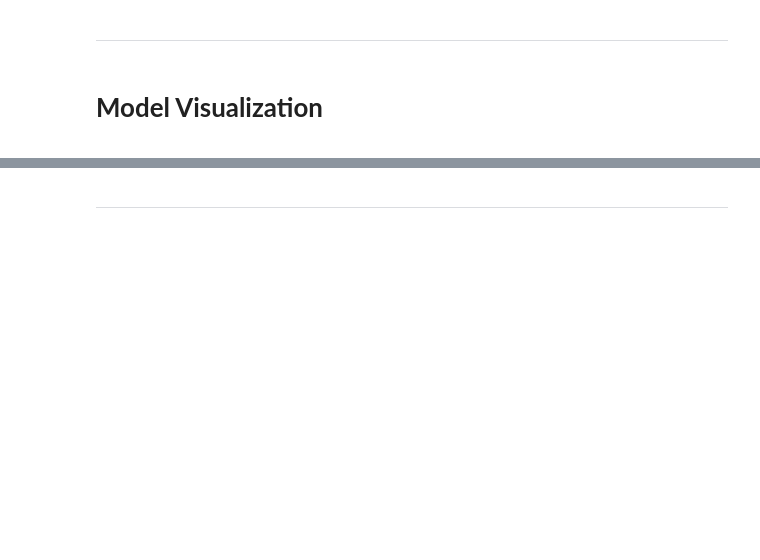
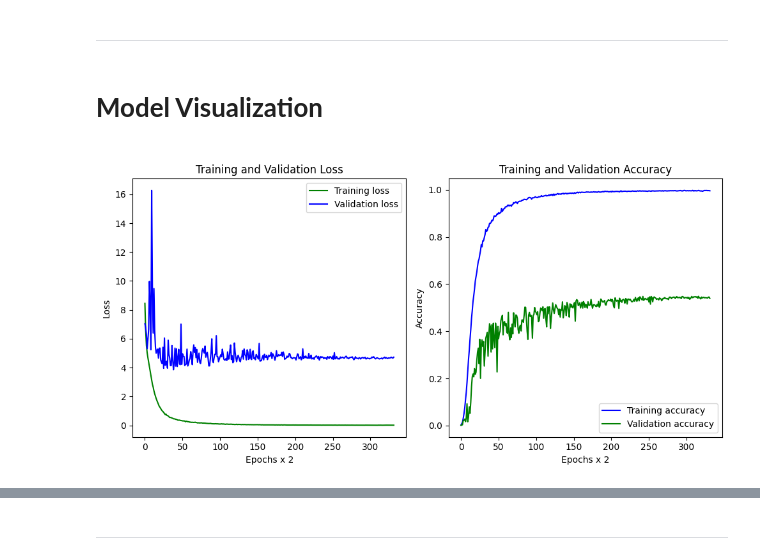
Before and after one commit to Mahmoudsamir10/ASL-Translation-Model, a Jupyter notebook: ASL-Citizen-Translation-Model.ipynb, the cells around one changed output, grey strips where cells are left out. Saved outputs shown, nothing was run; the diff lists cells and outputs as text; code cells hidden in the pictures; blank space fills up the shorter version.

Commit message:
Kaggle Notebook | MuteMotion: ASL Citizen Translation Model | Manual Labels 530 (gloss)

```diff
--- a/ASL-Citizen-Translation-Model.ipynb
+++ b/ASL-Citizen-Translation-Model.ipynb
@@ -786,13 +789,14 @@ X_train.shape, X_val.shape, X_test.shape
 # Y_val = label_encoder.fit_transform(Y_val)
 # Y_test = label_encoder.fit_transform(Y_test)
 # %%
-# labels = np.unique(Y_train)
+labels = pd.unique(Y_train) #preserve order
+
 label_mapping = {label: idx for idx, label in enumerate(labels)}
-with open(f'/kaggle/working/Filtered Labels/label_mapping_{len(labels)}.json', 'w') as json_file:
+with open(f'/kaggle/working/Final Filtered Labels/label_mapping_{len(labels)}_gloss.json', 'w') as json_file:
     json.dump(label_mapping, json_file, indent=4)
 
 index_mapping = {idx: label for label, idx in label_mapping.items()}
-with open(f'/kaggle/working/Filtered Labels/index_mapping_{len(labels)}.json', 'w') as json_file:
+with open(f'/kaggle/working/Final Filtered Labels/index_mapping_{len(labels)}_gloss.json', 'w') as json_file:
     json.dump(index_mapping, json_file, indent=4)
 # %%
 Y_train= np.array([label_mapping[label] for label in Y_train])
@@ -816,4 +810,0 @@ len(encoded_labels)
-# %%
-Y_train = np.array([encoded_labels[label] for label in Y_train])
-Y_val = np.array([encoded_labels[label] for label in Y_val])
-Y_test = np.array([encoded_labels[label] for label in Y_test])
@@ -872,7 +864,7 @@ model = tf.keras.Sequential([
     tf.keras.layers.BatchNormalization(),
     tf.keras.layers.Dropout(rate=0.5),
 
-    tf.keras.layers.Dense(300)
+    tf.keras.layers.Dense(len(labels), activation='softmax')
 ])
 # %%
 lr_scheduler = tf.keras.optimizers.schedules.ExponentialDecay(
@@ -882,14 +874,15 @@ lr_scheduler = tf.keras.optimizers.schedules.ExponentialDecay(
 )
 
 early_stopping = tf.keras.callbacks.EarlyStopping(
-    monitor='val_loss',
+    monitor='val_accuracy',
     patience=100,
     restore_best_weights=True
 )
 
 model.compile(
-    loss=tf.keras.losses.cosine_similarity,
-    optimizer=tf.keras.optimizers.Adam(learning_rate=lr_scheduler)
+    loss=tf.keras.losses.SparseCategoricalCrossentropy(),
+    optimizer=tf.keras.optimizers.Adam(learning_rate=lr_scheduler),
+    metrics=['accuracy']
 )
 # %%
 hist = model.fit(
@@ -915,31 +934,33 @@ model.evaluate(X_test, Y_test)
 # %%
 interval = 2
 train_loss = hist.history['loss'][::interval]
 val_loss = hist.history['val_loss'][::interval]
-# train_acc = hist.history['accuracy'][::interval]
-# val_acc = hist.history['val_accuracy'][::interval]
+train_acc = hist.history['accuracy'][::interval]
+val_acc = hist.history['val_accuracy'][::interval]
 
 # Plotting loss
 plt.figure(figsize=(10, 5))
 plt.subplot(1, 2, 1)
 plt.plot(train_loss, 'g', label='Training loss')
 plt.plot(val_loss, 'b', label='Validation loss')
 plt.title('Training and Validation Loss')
 plt.xlabel(f'Epochs x {interval}')
 plt.ylabel('Loss')
 plt.legend()
 
 # Plotting accuracy
-# plt.subplot(1, 2, 2)
-# plt.plot(train_acc, 'b', label='Training accuracy')
-# plt.plot(val_acc, 'g', label='Validation accuracy')
-# plt.title('Training and Validation Accuracy')
-# plt.xlabel(f'Epochs x {interval}')
-# plt.ylabel('Accuracy')
-# plt.legend()
+plt.subplot(1, 2, 2)
+plt.plot(train_acc, 'b', label='Training accuracy')
+plt.plot(val_acc, 'g', label='Validation accuracy')
+plt.title('Training and Validation Accuracy')
+plt.xlabel(f'Epochs x {interval}')
+plt.ylabel('Accuracy')
+plt.legend()
 
 plt.tight_layout()
 plt.show()
+# %% [output]
+[figure, added]
 # %%
 # tf.keras.utils.plot_model(model, to_file='model_plot.png', show_shapes=True, show_layer_names=True)
 # img = plt.imread('model_plot.png')
```
Also changed, not shown: parts of 36 cells of this notebook.
